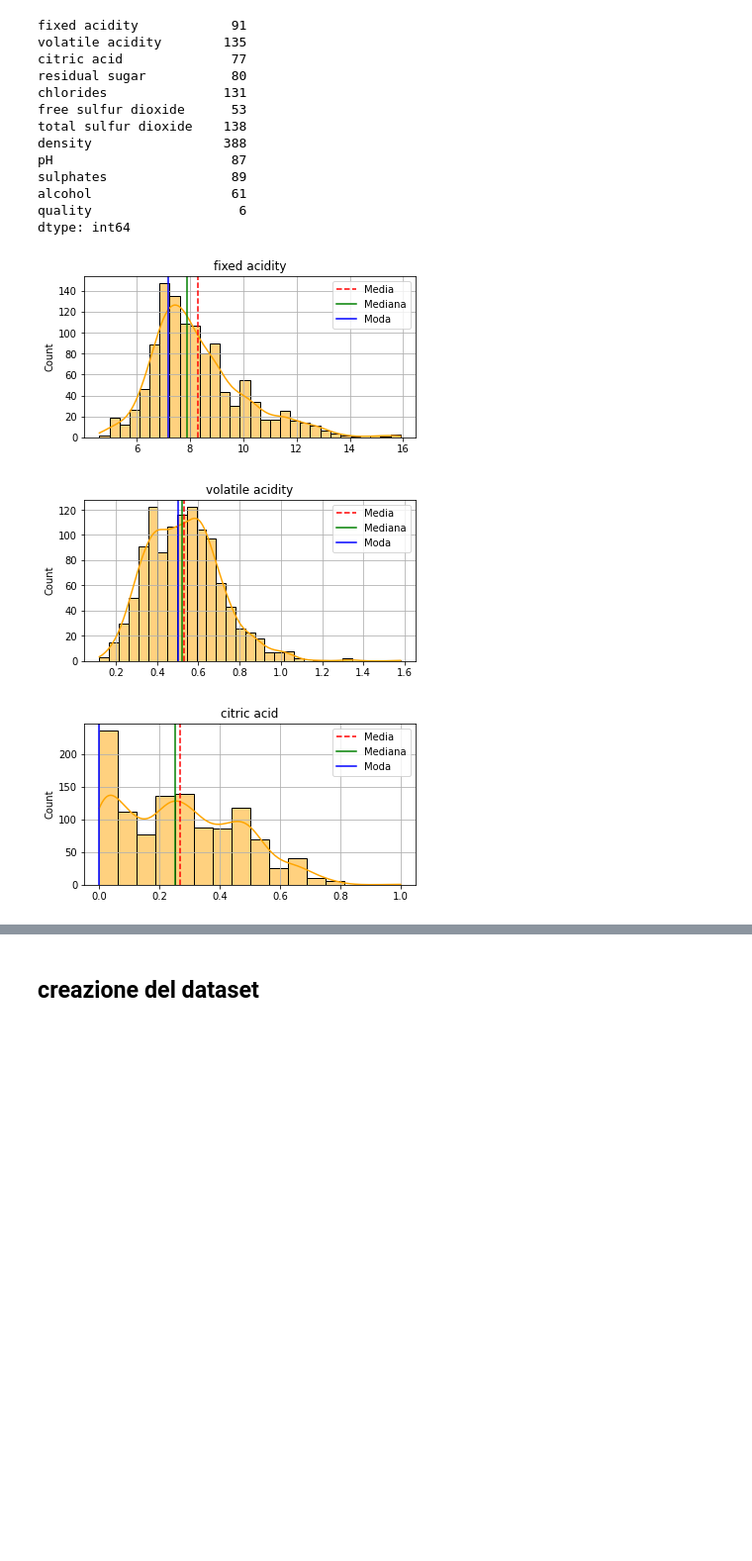
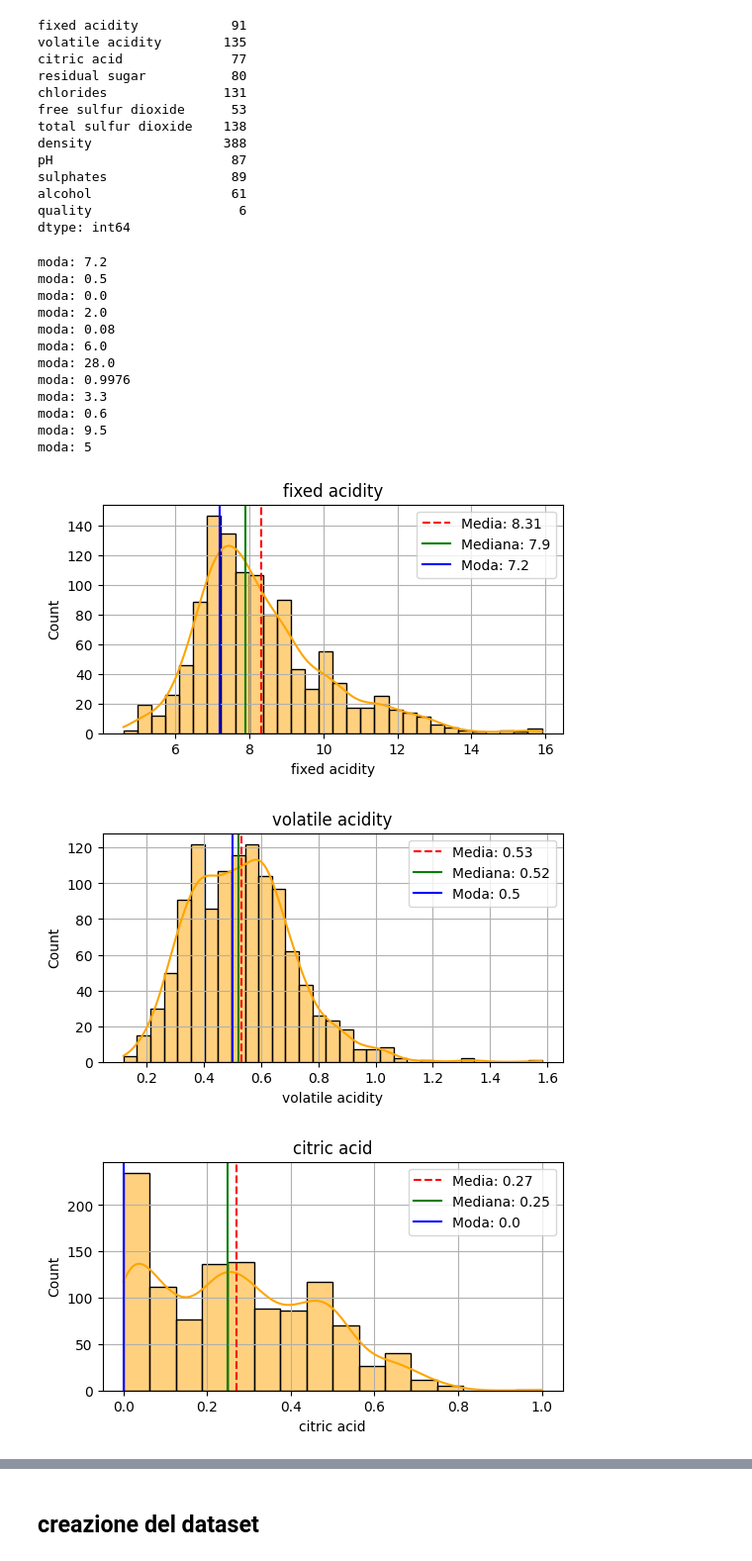
Before and after one commit to enricozanardo/m3-gpu-ml, a Jupyter notebook: week2/Esercitazione-Qualit_dei_vini/Esercitazione - qualità dei vini.ipynb, the cells around one changed output, grey strips where cells are left out. Shown: that part at 99% size. Drawn from its saved outputs; the diff is of its cells as text; code cells hidden in the pictures; blank space fills up the shorter version.

```diff
--- a/week2/Esercitazione-Qualit_dei_vini/Esercitazione - qualità dei vini.ipynb
+++ b/week2/Esercitazione-Qualit_dei_vini/Esercitazione - qualità dei vini.ipynb
@@ -31,7 +31,7 @@ from sklearn.utils import shuffle
 # per caricare il file disponibile all'indirizzo
 # 'data/WineQT.csv'
 
-df = ...
+df =  pd.read_csv('data/WineQT.csv')
 # %%
 # visualizzazione delle prime 10 righe del dataset
 # utilizzando uno stile per il background delle celle
@@ -58,4 +61,6 @@ df...
 # %%
 # eliminazione della colonna [id] dal dataframe [df]
 
-df...
+df.drop('Id', axis=1, inplace=True)
+
+df.head(2)
@@ -153,23 +163,44 @@ dtype: int64
 # %%
 # analisi della distribuzione dei dati di ogni caratteristica
 # tramite istogrammi
 
 for col in df.columns:
     f, (ax1) = plt.subplots(1, 1, figsize=(6, 3))
-    valori_distribuzione = df[col]...
+    valori_distribuzione = df[col]
+
+    # print(valori_distribuzione)
     sns.histplot(valori_distribuzione, ax=ax1, color='orange', kde=True)
 
-    media = df[col]...
-    mediana = df[col]...
-    moda = df[col]...
+    media = float("{:.2f}".format(df[col].mean()))
+    mediana = float("{:.2f}".format(df[col].median()))
 
-    ax1.axvline(media, ...)
-    ax1.axvline(mediana, ...)
-    ax1.axvline(moda, ...)
-    ax1...
+    # moda = float("{:.2f}".format(df[col].mode))
+
+    moda = df[col].mode().iloc[0] # Get the first mode value from the mode Series
+
+    print(f"moda: {moda}")
+
+    ax1.axvline(media, color='red', linestyle='--', label=f'Media: {media}')
+    ax1.axvline(mediana, color='green', linestyle='-', label=f'Mediana: {mediana}')
+    ax1.axvline(moda, color='blue', linestyle='-', label=f'Moda: {moda}')
+
+    plt.legend()
+
     plt.grid()
     plt.title(col)
 # %% [output]
+moda: 7.2
+moda: 0.5
+moda: 0.0
+moda: 2.0
+moda: 0.08
+moda: 6.0
+moda: 28.0
+moda: 0.9976
+moda: 3.3
+moda: 0.6
+moda: 9.5
+moda: 5
-[figure, old version]
+[figure, new version]
-[figure, old version]
+[figure, new version]
-[figure, old version]
+[figure, new version]
```
Also changed, not shown: parts of 24 cells of this notebook, 10 other files.
